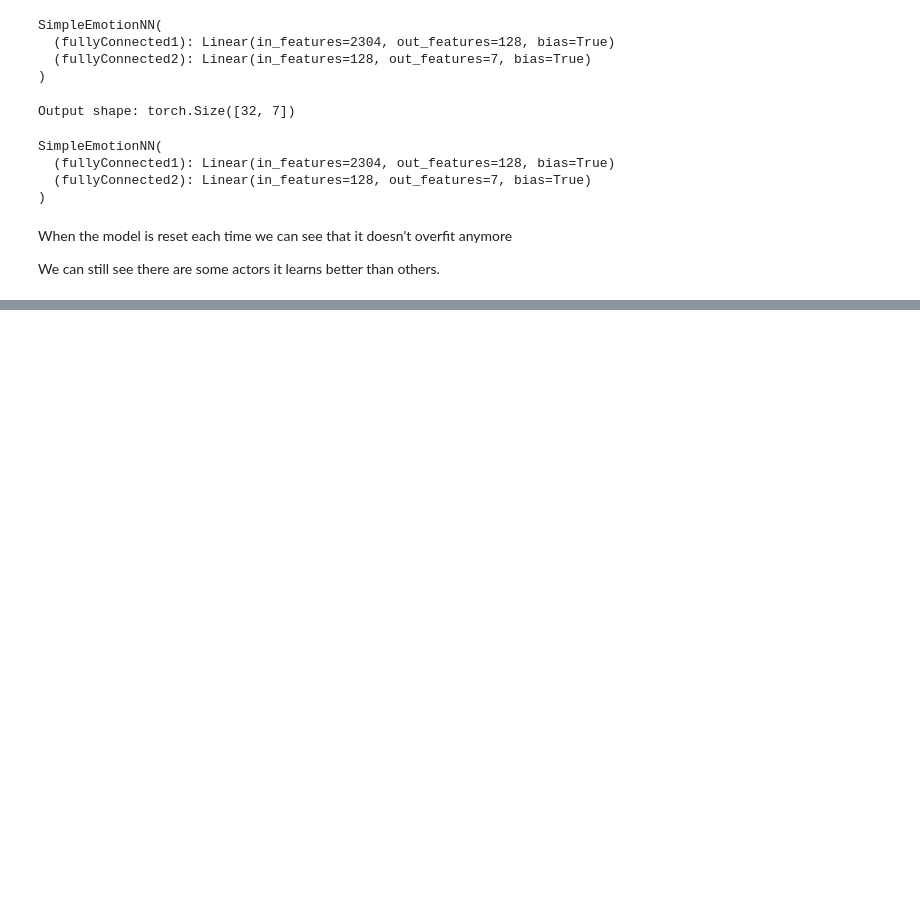
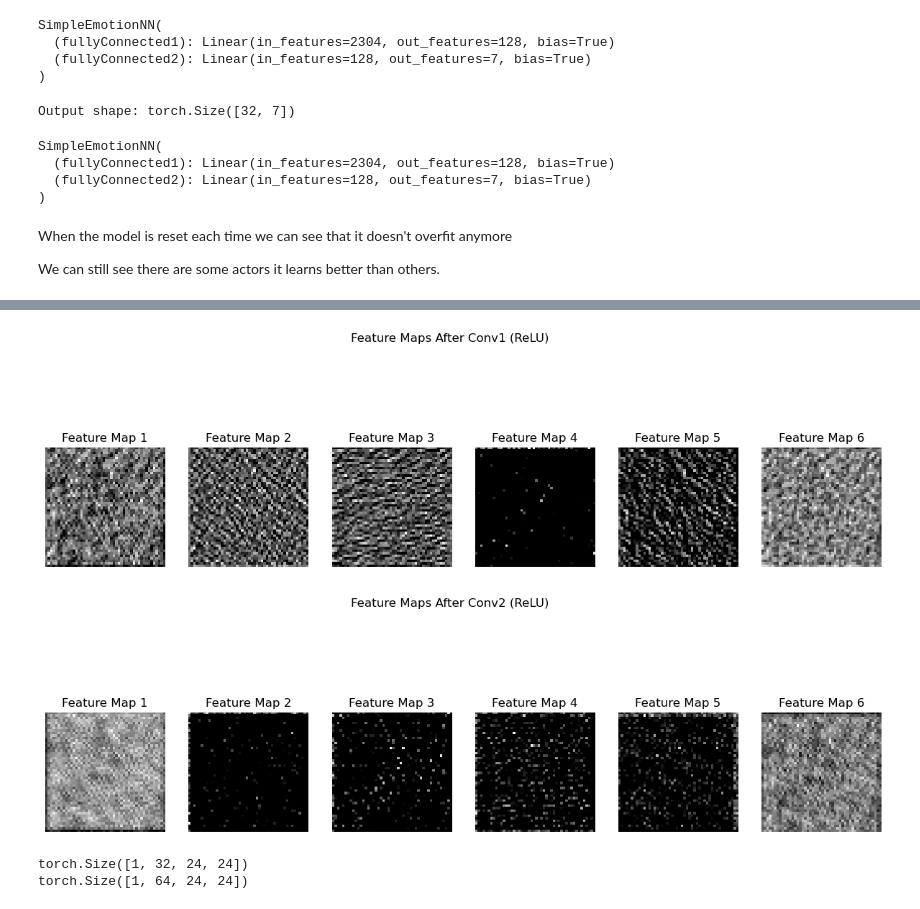
Before and after one commit to lewisbentleyy/real-time-facial-emotion-recognition, a Jupyter notebook: simpleNeuralNetwork.ipynb, the cells around one changed output, grey strips where cells are left out. Cells and saved outputs as stored; diff of their text form; code cells hidden in the pictures; blank space fills up the shorter version.

```diff
--- a/simpleNeuralNetwork.ipynb
+++ b/simpleNeuralNetwork.ipynb
@@ -497,0 +586,33 @@ Test Loss: 0.1847, Test Accuracy: 0.9356
+# %%
+import matplotlib.pyplot as plt
+
+def plot_feature_maps(feature_maps, title):
+    num_maps = feature_maps.shape[1]  # Number of feature maps
+    fig, axes = plt.subplots(1, min(6, num_maps), figsize=(15, 5))  # Plot up to 6 feature maps
+
+    for i in range(min(6, num_maps)):  # Limit to first 6 feature maps
+        axes[i].imshow(feature_maps[0, i].detach().cpu().numpy(), cmap='gray')  # Convert to numpy for plotting
+        axes[i].axis('off')
+        axes[i].set_title(f"Feature Map {i+1}")
+
+    plt.suptitle(title)
+    plt.show()
+
+# Plot feature maps after the first convolution
+plot_feature_maps(activated_maps1, title="Feature Maps After Conv1 (ReLU)")
+
+# Plot feature maps after the second convolution
+plot_feature_maps(activated_maps2, title="Feature Maps After Conv2 (ReLU)")
+# %% [output]
+[figure, added]
+[figure, added]
+# %%
+pool = nn.MaxPool2d(kernel_size=2, stride=2) #reduces by half
+
+pooled_maps1 = pool(activated_maps1)
+print(pooled_maps1.shape)
+pooled_maps2 = pool(activated_maps2)
+print(pooled_maps2.shape)
+# %% [output]
+torch.Size([1, 32, 24, 24])
+torch.Size([1, 64, 24, 24])
```
Also changed, not shown: parts of 11 cells of this notebook.
